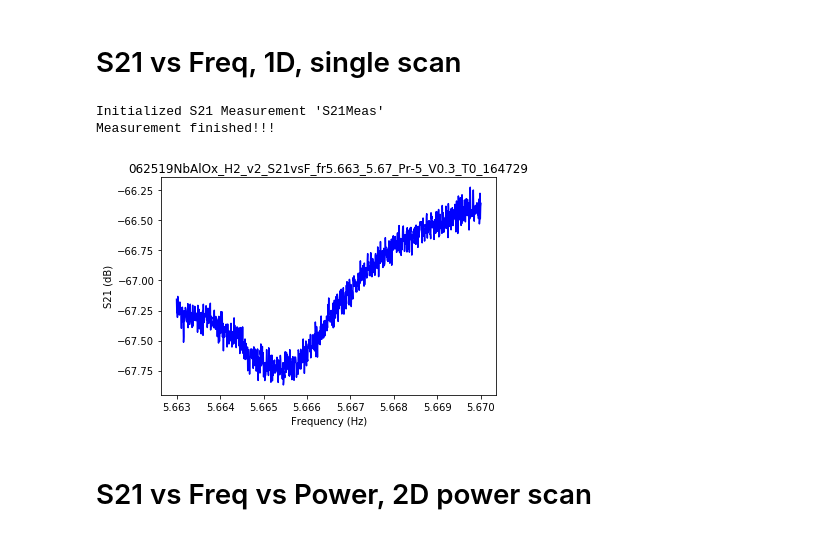
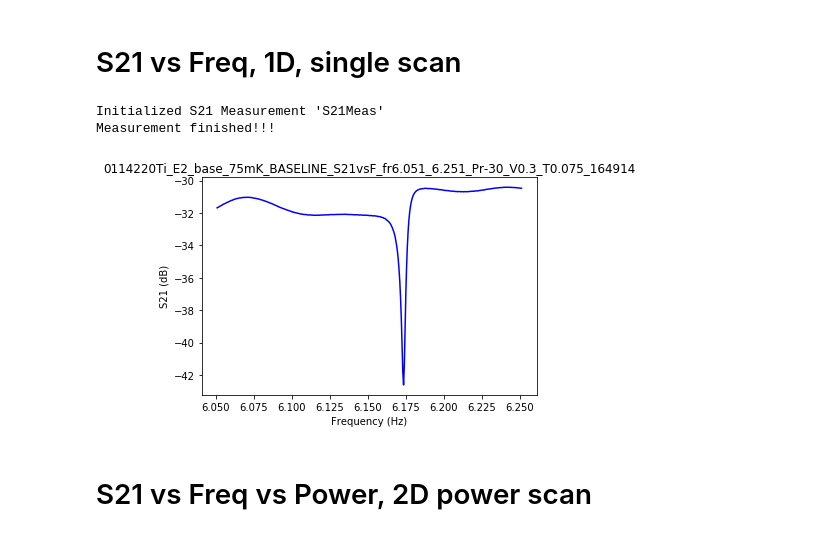
Before and after one commit to JaseungKu/python-code-SYR, a Jupyter notebook: PNA/Vito's Copy - Cavity_scan.ipynb, the cells around one changed output. Cells and saved outputs as stored; diff of their text form; code cells hidden in the pictures.

```diff
--- a/PNA/Vito's Copy - Cavity_scan.ipynb
+++ b/PNA/Vito's Copy - Cavity_scan.ipynb
@@ -66,7 +66,7 @@ import time
 #pna = AgilentN5230A.AgilentN5230A(16) #For Regular PNA
 
 pna = KeysightP9372A.KeysightP9372A('PXI10::0-0.0::INSTR') #Keysight P9372A
-
+pna.connect()
 #Vglb_init = SIM.SIM(15, channel = 2) #ADR2
 #sim_2 = SIM.SIM(15, channel = 1) #ADR2
 #sim_1 = SIM.SIM('COM7', channel = 1) #ADR1 - If using regular computer
@@ -82,14 +82,14 @@ sim_1 = SIM.SIM('COM3', channel = 3) #ADR1 -If using mobile computer cart. Chann
 #-> type "Device Manager" -> Look under "Ports" -> try unplugging and plug back
 # in to see which COM port goes away
 
-#lsci = LSCI332S.LSCI332S(2) - Not sure what this is for.
+lsci = LSCI332S.LSCI332S(2)# - Not sure what this is for.
 #spec = HittiteHMC.HittiteHMC('USB',4)
 #spec = AgilentMXG.AgilentMXG(30)
 # pump = SynthHD.SynthHD(18)
 
 
 # fridge type.
-fridgeType = 'ADR1'   # options: 'ADR2', 'BF', 'DR1', ADR1
+fridgeType = 'ADR2'   # options: 'ADR2', 'BF', 'DR1', ADR1
 # %%
 pna.connect() #Need to do this for new PNA: P9372A
 # %%
@@ -116,17 +119,17 @@ rm.list_resources()
 # %%
 #################################################################################
 
-# Last Updated: 8/2/19
+# Last Updated: 2/27/20
 
 #set up parameters
-startFreq, endFreq = 5.663e9, 5.67e9
-power = -5
-numPoints, IFbandwidth, avg = 1001, 500, 51
+startFreq, endFreq = 6.051e9, 6.251e9
+power = -30 #[dB]
+numPoints, IFbandwidth, avg = 401, 10, 25
 volt = 0.3
 
-sampleID = '062519NbAlOx_H2_v2'
+sampleID = '0114220Ti_E2_base_75mK_BASELINE'
 suffix = ''
-save_path = r'Z:\Experiments\Dirty Aluminum\Qubit\062519NbAlOx_H2'
+save_path = r'Z:\Experiments\Titanium\011420Ti\022020\E2\Temperature_sweep\2_27_20'
 #save_path = r'C:\Users\Lab User\Desktop\Crap, please organize\SFQFlipIV\MCMunknown'
 #save_path = r'Z:\User\Andrew\Fluxnoise_measurements\AB26_30_RRR\AB26'
 #################################################################################
@@ -156,13 +159,21 @@ plotobj= myplots_py3.plot1D(ylabel = 'S21 (dB)', xlabel='Frequency (Hz)', title
 
 # configure instrument
 pna.setupMeas()
+time.sleep(0.5)
 pna.setSweepType('linear')
+time.sleep(0.5)
 pna.setFreqStartEnd(startFreq, endFreq)
+time.sleep(0.5)
 pna.setPwr(power)
+time.sleep(0.5)
 pna.avgCount(avg)
+time.sleep(0.5)
 pna.numPoints(numPoints)
+time.sleep(0.5)
 pna.setIF(IFbandwidth)
+time.sleep(0.5)
 pna.pwrOn()
+time.sleep(0.5)
 
 
 sim_1.setVoltage(volt)
@@ -174,41 +185,44 @@ data = np.array([])
 
 # configure
 pna.avgClear()
+time.sleep(0.5)
 
 # fetch data from PNA
 freq, S21 = pna.getData(cplx=True) # S21 in linear scale
+time.sleep(0.5)
 
 # S21 conversion
 S21_real, S21_imag = np.real(S21), np.imag(S21)
 S21_mag, S21_phase = np.sqrt(S21_real**2 + S21_imag**2), np.angle(S21, deg=True) # phase in degree
 S21_mag_log = 20.0 * np.log10(S21_mag)    # dB
 
 # make 2D array with freq, dB, phase
 data = freq
 data.shape = (freq.size, 1)
 data = np.column_stack((data, S21_mag_log))
 data = np.column_stack((data, S21_phase))
 data = np.column_stack((data, S21_real))
 data = np.column_stack((data, S21_imag))
 
 # plot update
 plotobj.update(freq/1e9, S21_mag_log)
 
 # save files
 f = open(dataFileName, 'wb')
 np.savetxt(f, data, fmt='%.9g', delimiter='\t')
 
 
 # Post measurement
 sim_1.setVoltage(0)
 pna.pwrOff()
+time.sleep(0.5)
 f.close()
 plotobj.fig.savefig(os.path.join(save_path, baseFileName + '.png'))
 print('Measurement finished!!!')
 # %% [output]
 Initialized S21 Measurement 'S21Meas'
 Measurement finished!!!
-[figure, old version]
+[figure, new version]
 # %% [markdown]
 # S21 vs Freq vs Power, 2D power scan
 # %%
```
Also changed, not shown: parts of 3 cells of this notebook, 6 other files.
